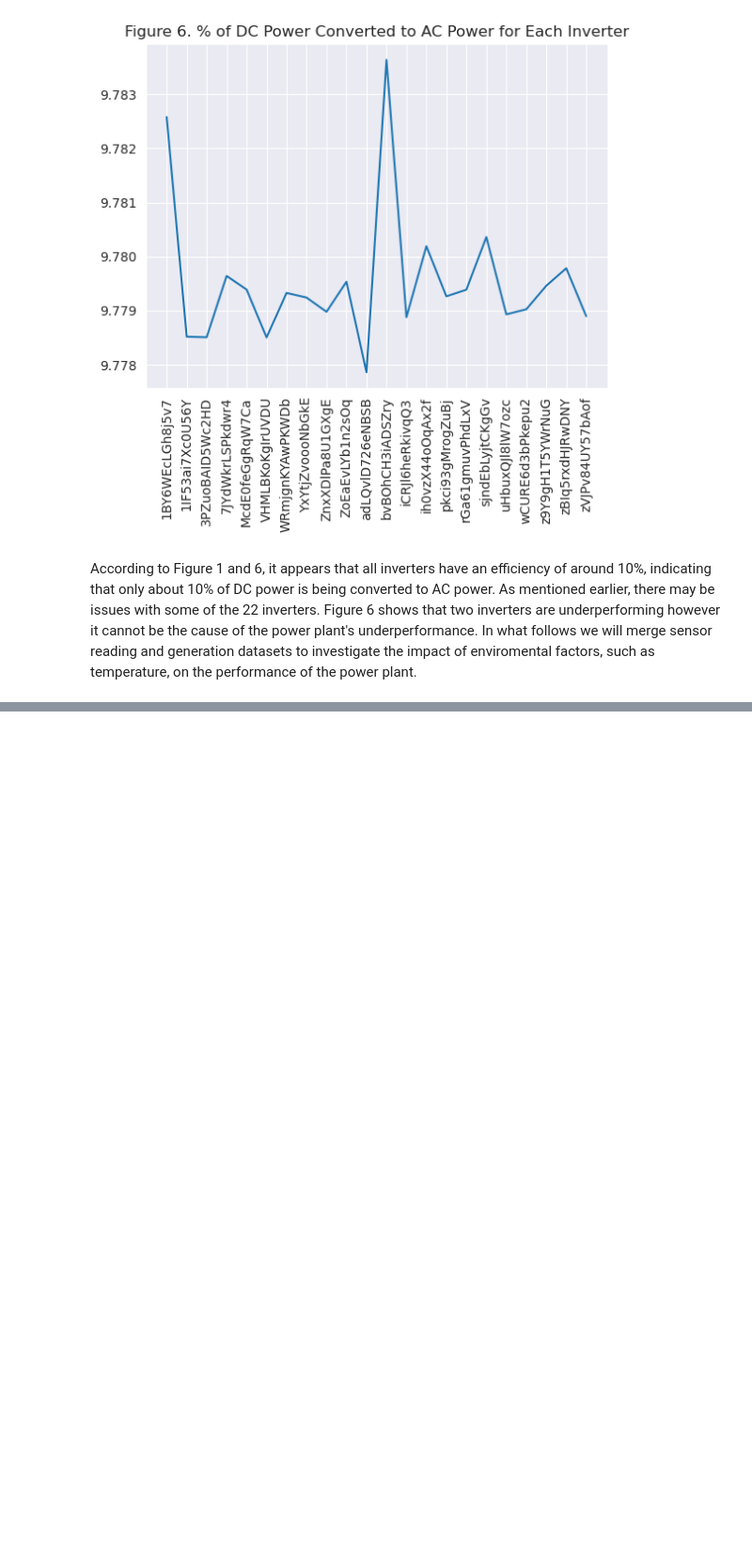
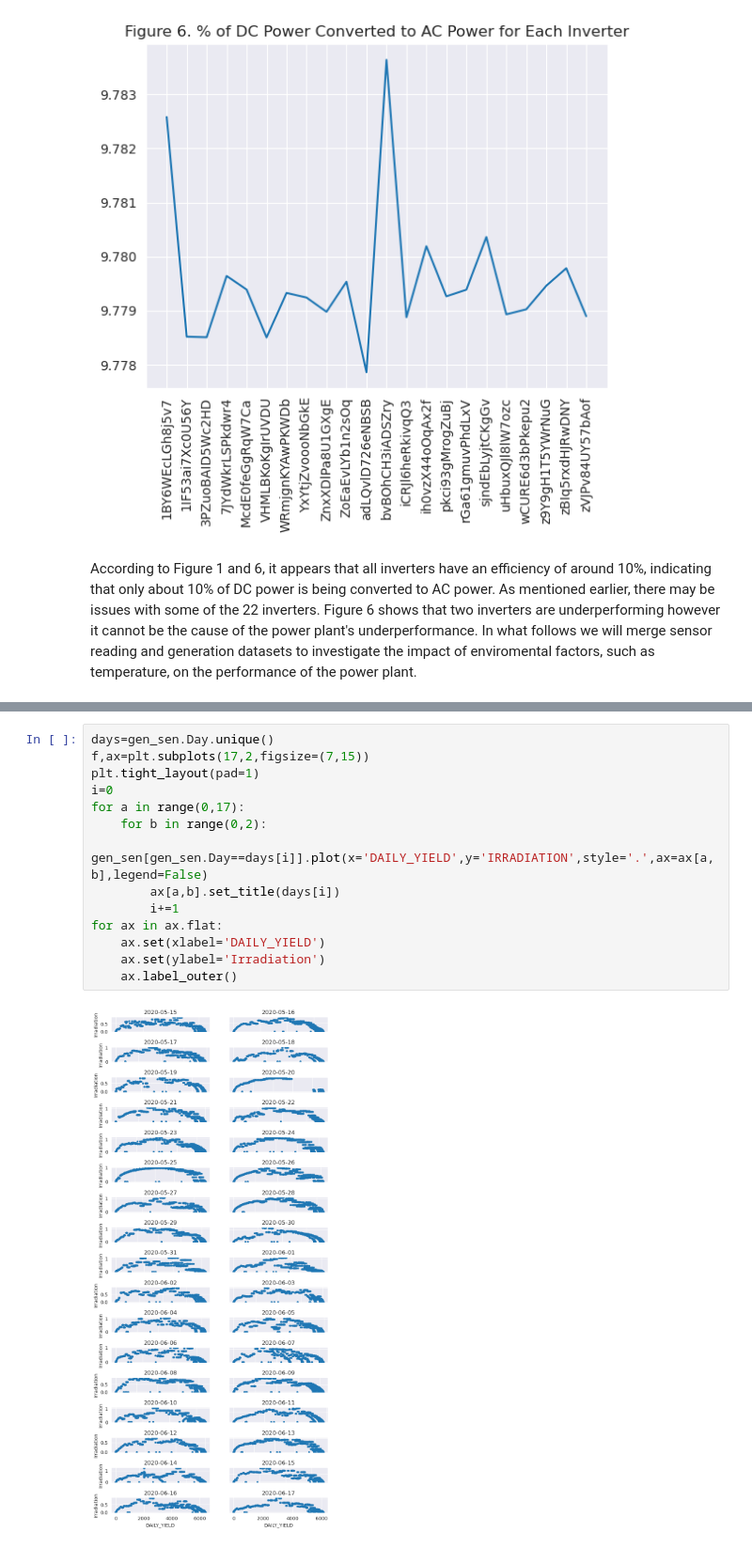
Before and after one commit to sedimir/SediMir, a Jupyter notebook: solar-power-generation.ipynb, the cells around one changed output, grey strips where cells are left out. Shown at 94% size. Saved outputs shown, nothing was run; the diff lists cells and outputs as text; blank space fills up the shorter version.

```diff
--- a/solar-power-generation.ipynb
+++ b/solar-power-generation.ipynb
@@ -198,0 +237,16 @@ In what follows we will merge sensor reading and generation datasets to investig
+# %%
+days=gen_sen.Day.unique()
+f,ax=plt.subplots(17,2,figsize=(7,15))
+plt.tight_layout(pad=1)
+i=0
+for a in range(0,17):
+    for b in range(0,2):
+        gen_sen[gen_sen.Day==days[i]].plot(x='DAILY_YIELD',y='IRRADIATION',style='.',ax=ax[a,b],legend=False)
+        ax[a,b].set_title(days[i])
+        i+=1
+for ax in ax.flat:
+    ax.set(xlabel='DAILY_YIELD')
+    ax.set(ylabel='Irradiation')
+    ax.label_outer()
+# %% [output]
+[figure, added]
```
Also changed, not shown: parts of 6 cells of this notebook.
